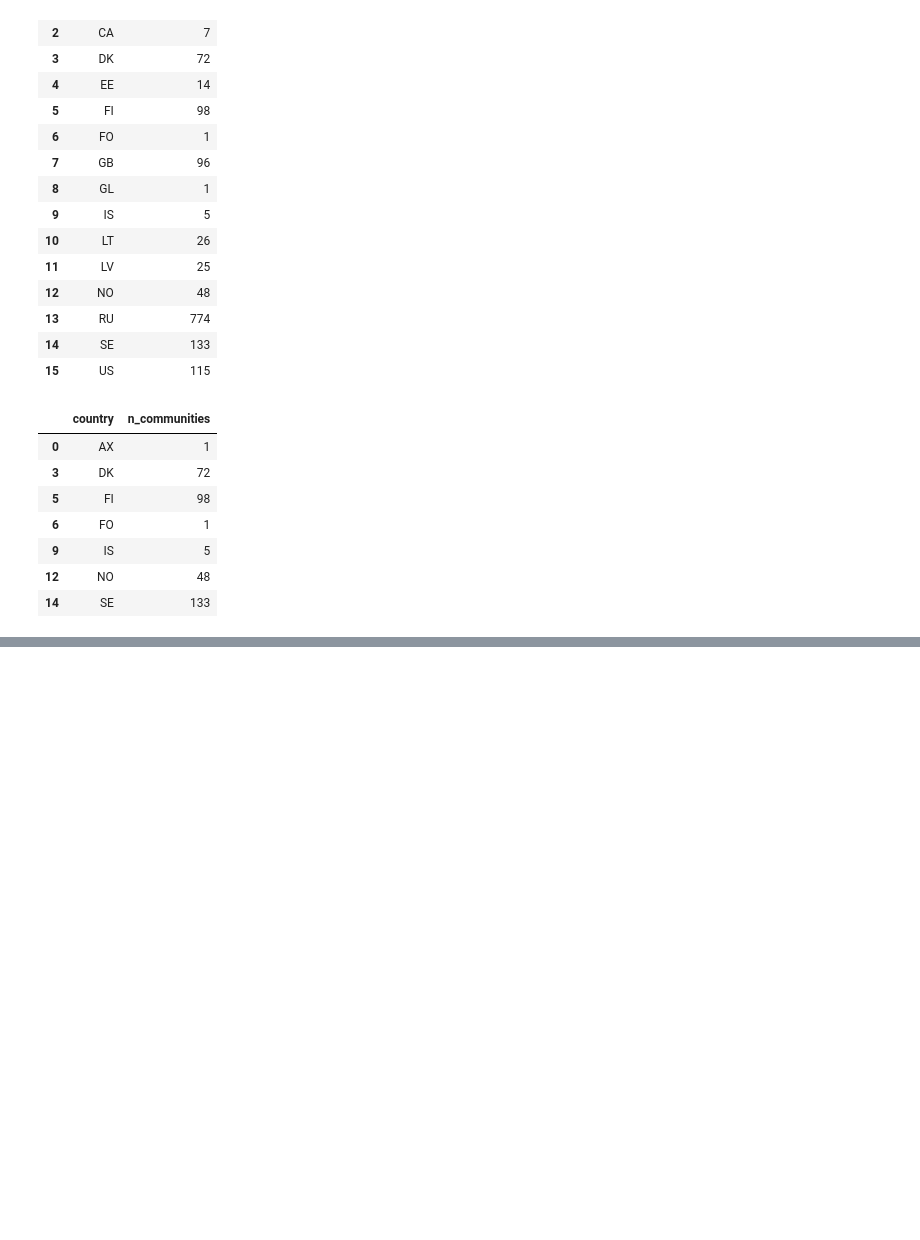
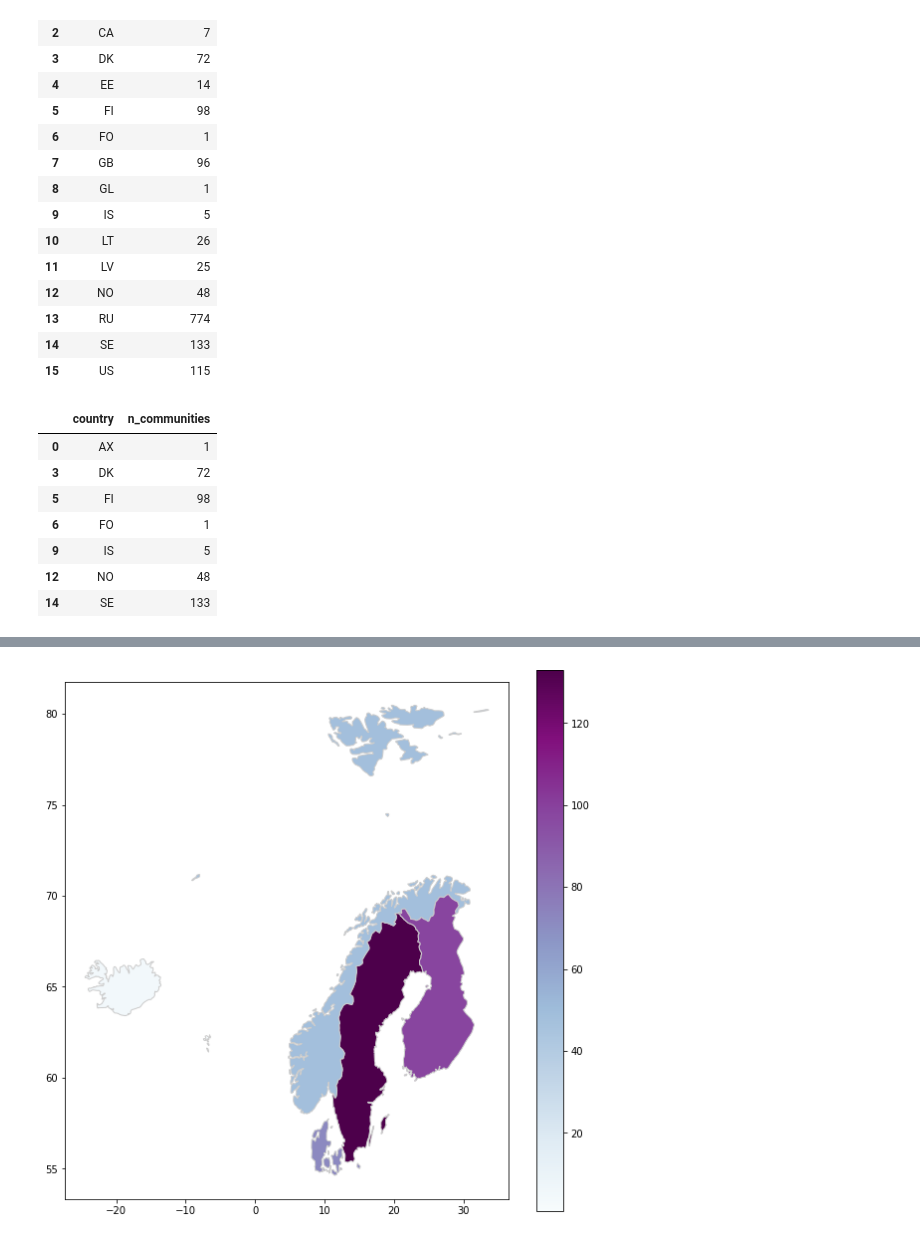
Before and after one commit to carmengg/eds-220-book, a Jupyter notebook: lectures/lesson-10-choropleth-map.ipynb, the cells around one changed output, grey strips where cells are left out. Drawn from its saved outputs; the diff is of its cells as text; code cells hidden in the pictures; blank space fills up the shorter version.

```diff
--- a/lectures/lesson-10-choropleth-map.ipynb
+++ b/lectures/lesson-10-choropleth-map.ipynb
@@ -55,0 +120,3 @@ scandi_n_comms
+# %%
+scandi_countries = countries.loc[countries.admin.isin(scandi_names),['admin','type','geometry']]
+scandi_countries
@@ -55,0 +145,3 @@ scandi_n_comms
+# %%
+scandi_countries = pd.merge(scandi_countries,scandi_n_comms)
+scandi_countries
@@ -55,0 +156,12 @@ scandi_n_comms
+# %%
+fig, ax = plt.subplots( figsize=(10, 10))
+scandi_countries.plot(ax=ax,
+                      column='n_communities',
+                       cmap='BuPu',
+                       legend=True,
+                       edgecolor="0.8"
+                       )
+
+plt.show()
+# %% [output]
+[figure, added]
```
Also changed, not shown: parts of 13 cells of this notebook.
